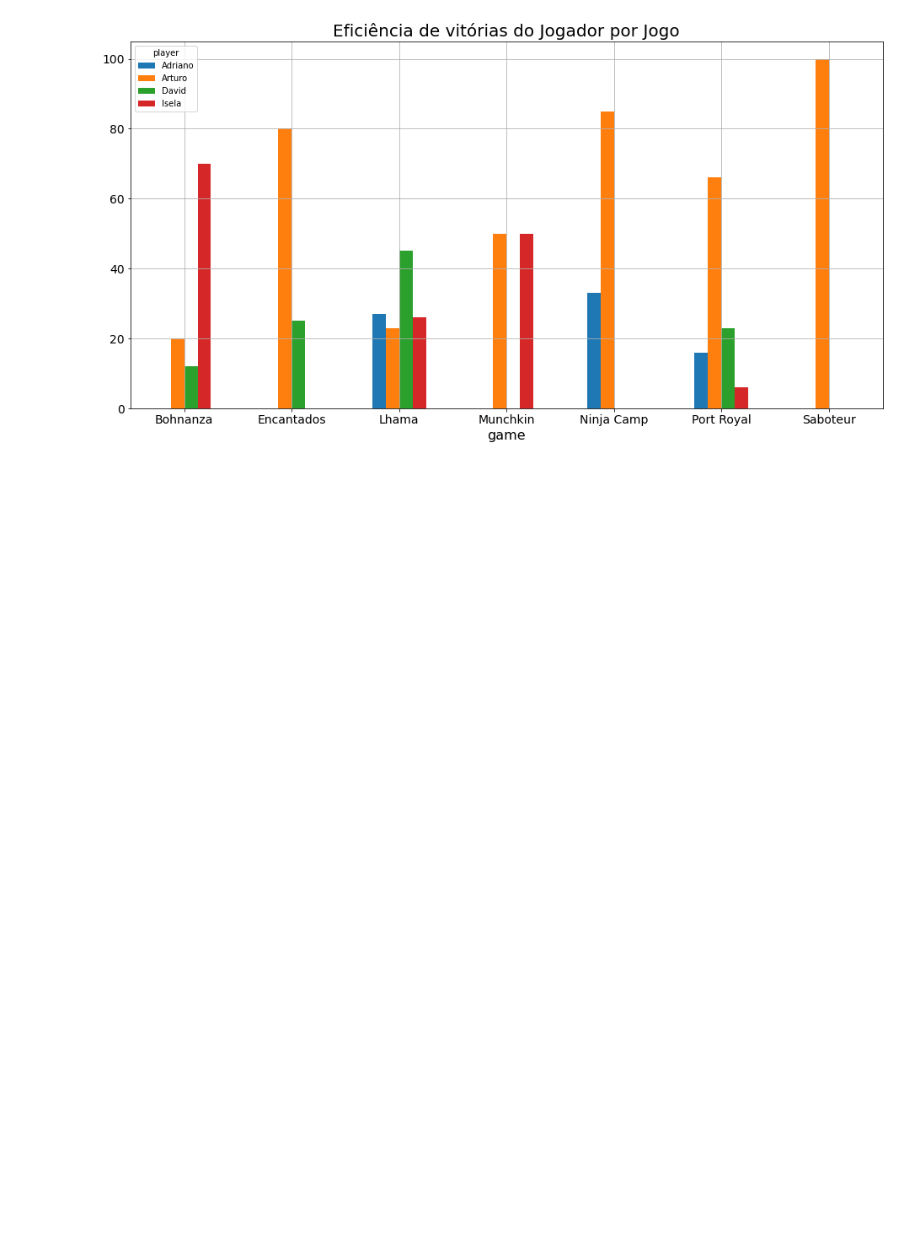
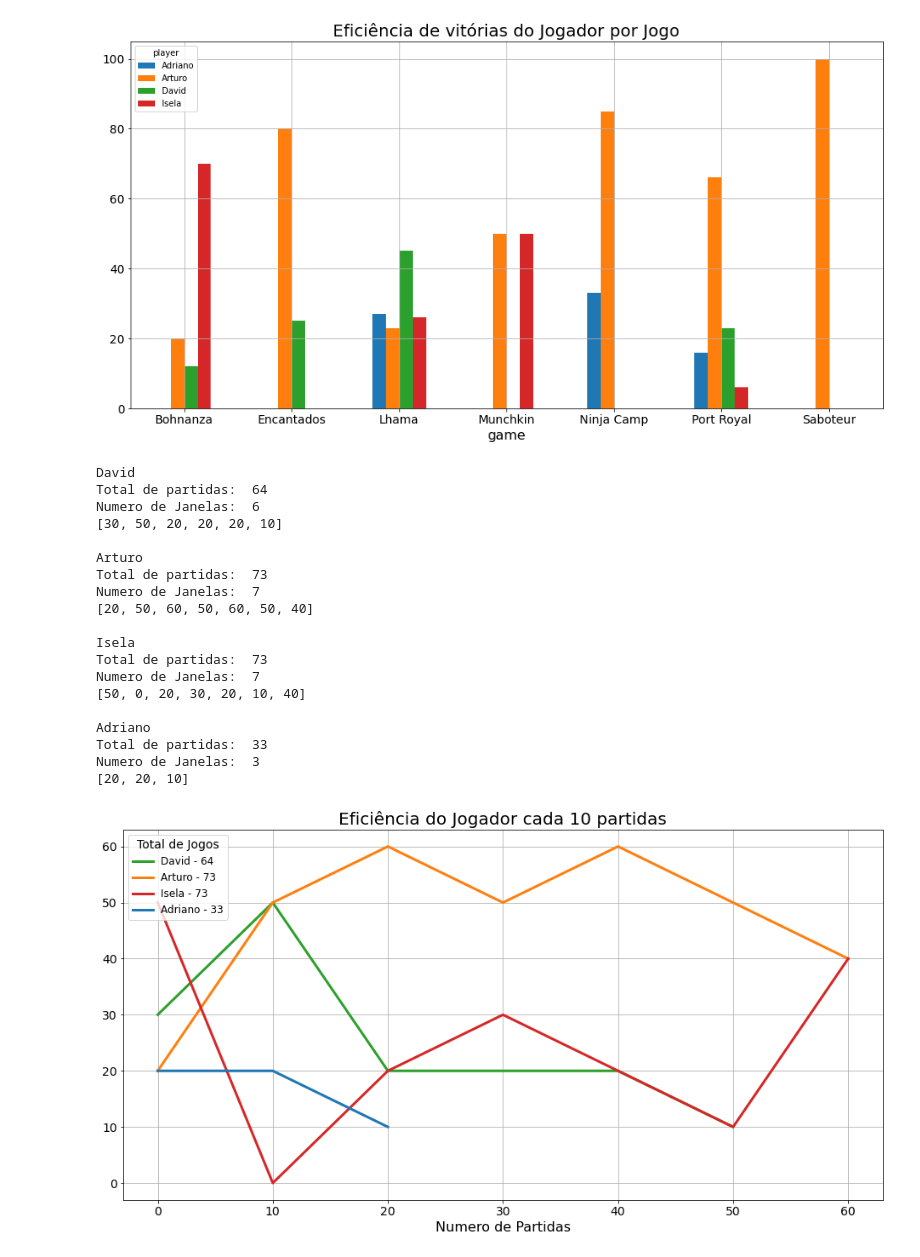
Before and after one commit to mhacarthur/card-game-stats, a Jupyter notebook: statistics.ipynb, the cells around one changed output. Cells and saved outputs as stored; diff of their text form; code cells hidden in the pictures; blank space fills up the shorter version.

```diff
--- a/statistics.ipynb
+++ b/statistics.ipynb
@@ -166,3 +184,70 @@ plt.title('Eficiência de vitórias do Jogador por Jogo')
 plt.savefig("./fig/eficiencia_por_jogo.png",facecolor='w',bbox_inches ='tight',pad_inches=0.1)
 # %% [output]
 [figure]
+# %%
+JN = 10
+a = 0
+df1 = df[['players', 'winner']]
+
+plt.figure(figsize=(16,8))
+ax = plt.axes()
+for names in df1['players'].unique():
+
+    print(names)
+
+    test = dict()
+    test = df1[df1['players'] == names]
+    test.reset_index(drop=True, inplace=True)
+    test.head()
+
+    total_partidas_final = len(test)
+    janelas = int(total_partidas_final/JN)
+    print('Total de partidas: ',total_partidas_final)
+    print('Numero de Janelas: ',janelas)
+
+    list_player = list()
+    for ii in range(janelas):
+        list_player.append(int(((len(test[JN*ii:JN*ii+JN][test[JN*ii:JN*ii+JN]['winner'] == names]))/JN)*100))
+    print(list_player)
+    print()
+
+    label_j = names +' - '+str(total_partidas_final)
+
+    plt.plot(list_player,linestyle='-',linewidth=3,color=COLORS[a],label=label_j)
+
+    a = a + 1
+
+vals = ax.get_yticks()
+ax.set_xticklabels(['%i' % np.round(y) for y in vals])
+
+plt.title('Eficiência do Jogador cada '+str(JN)+' partidas')
+plt.xlabel('Numero de Partidas')
+plt.grid(True)
+
+leg = plt.legend(fontsize=12,loc=2)
+leg.set_title(title="Total de Jogos",prop={'size':14})
+
+salida1 = './fig/eficiencia_cada_'+str(JN)+'.png'
+
+plt.savefig(salida1,facecolor='w',bbox_inches ='tight',pad_inches=0.1)
+# %% [output]
+David
+Total de partidas:  64
+Numero de Janelas:  6
+[30, 50, 20, 20, 20, 10]
+
+Arturo
+Total de partidas:  73
+Numero de Janelas:  7
+[20, 50, 60, 50, 60, 50, 40]
+
+Isela
+Total de partidas:  73
+Numero de Janelas:  7
+[50, 0, 20, 30, 20, 10, 40]
+
+Adriano
+Total de partidas:  33
+Numero de Janelas:  3
+[20, 20, 10]
+[figure, added]
```
Also changed, not shown: parts of 5 cells of this notebook, 4 other files.
